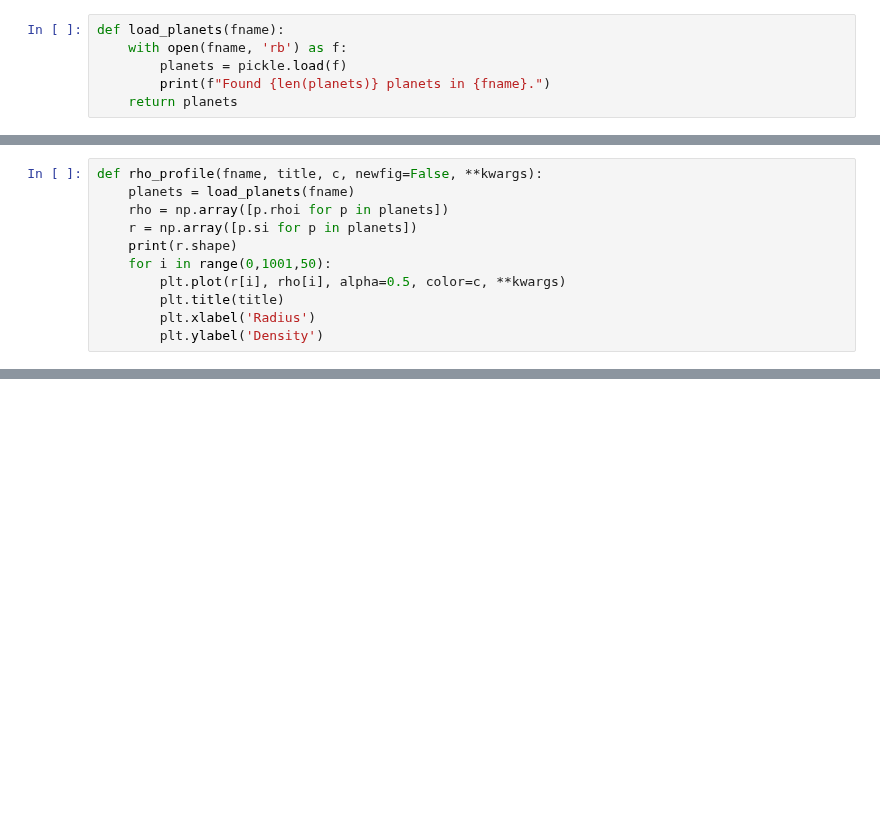
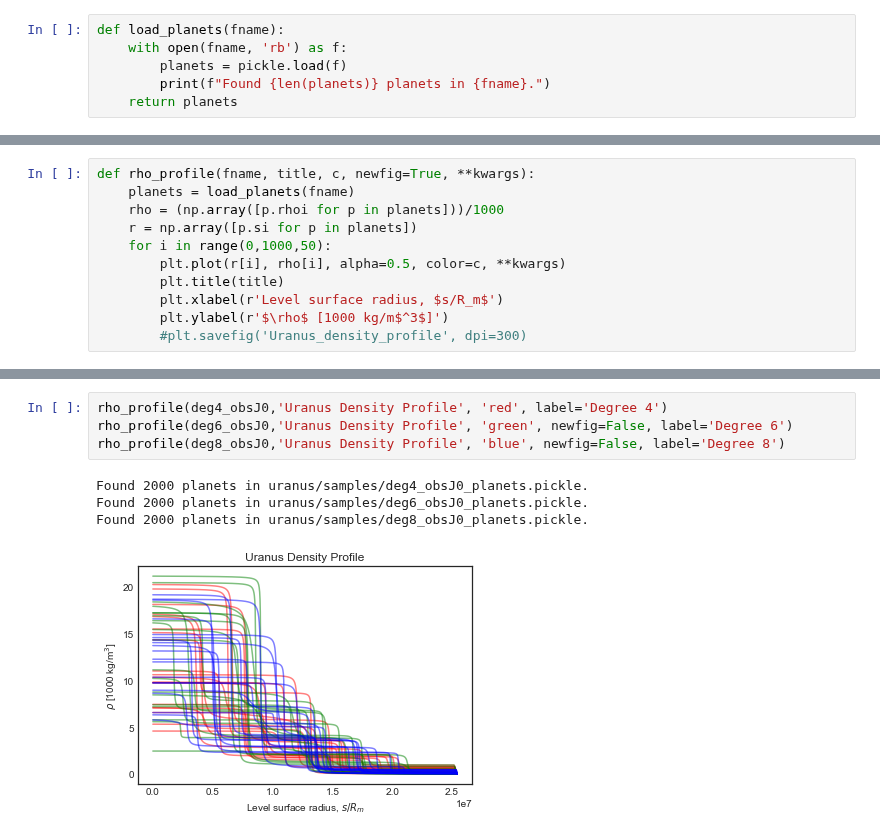
Before and after one commit to nmovshov/pyPIPE, a Jupyter notebook: Planets.ipynb, the cells around one changed output, grey strips where cells are left out. Saved outputs shown, nothing was run; the diff lists cells and outputs as text; blank space fills up the shorter version.

```diff
--- a/Planets.ipynb
+++ b/Planets.ipynb
@@ -84,0 +67,11 @@ uj2_deg8 = 'uranus/samples/deg8_observables_J2_planets.pickle'
+# %%
+def rho_profile(fname, title, c, newfig=True, **kwargs):
+    planets = load_planets(fname)
+    rho = (np.array([p.rhoi for p in planets]))/1000
+    r = np.array([p.si for p in planets])
+    for i in range(0,1000,50):
+        plt.plot(r[i], rho[i], alpha=0.5, color=c, **kwargs)
+        plt.title(title)
+        plt.xlabel(r'Level surface radius, $s/R_m$')
+        plt.ylabel(r'$\rho$ [1000 kg/m$^3$]')
+        #plt.savefig('Uranus_density_profile', dpi=300)
@@ -109,11 +138,0 @@ Found 1333 planets in uranus/samples/deg8_observables_J2_planets.pickle.
-# %%
-def rho_profile(fname, title, c, newfig=False, **kwargs):
-    planets = load_planets(fname)
-    rho = np.array([p.rhoi for p in planets])
-    r = np.array([p.si for p in planets])
-    print(r.shape)
-    for i in range(0,1001,50):
-        plt.plot(r[i], rho[i], alpha=0.5, color=c, **kwargs)
-        plt.title(title)
-        plt.xlabel('Radius')
-        plt.ylabel('Density')
@@ -120 +148,10 @@ def rho_profile(fname, title, c, newfig=False, **kwargs):
+# %%
+rho_profile(deg4_obsJ0,'Uranus Density Profile', 'red', label='Degree 4')
+rho_profile(deg6_obsJ0,'Uranus Density Profile', 'green', newfig=False, label='Degree 6')
+rho_profile(deg8_obsJ0,'Uranus Density Profile', 'blue', newfig=False, label='Degree 8')
+# %% [output]
+Found 2000 planets in uranus/samples/deg4_obsJ0_planets.pickle.
+Found 2000 planets in uranus/samples/deg6_obsJ0_planets.pickle.
+Found 2000 planets in uranus/samples/deg8_obsJ0_planets.pickle.
+[figure, added]
 # %%
```
Also changed, not shown: parts of 16 cells of this notebook.
